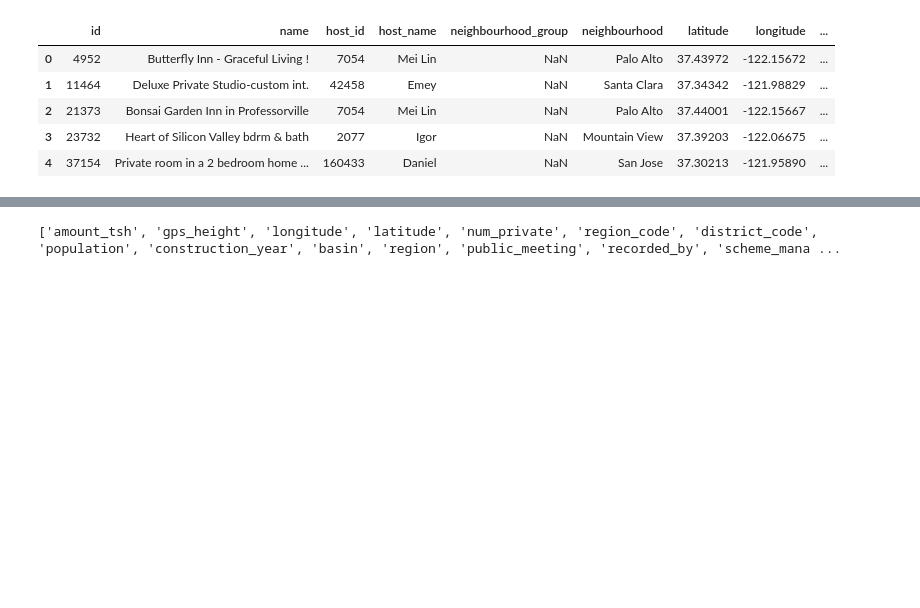
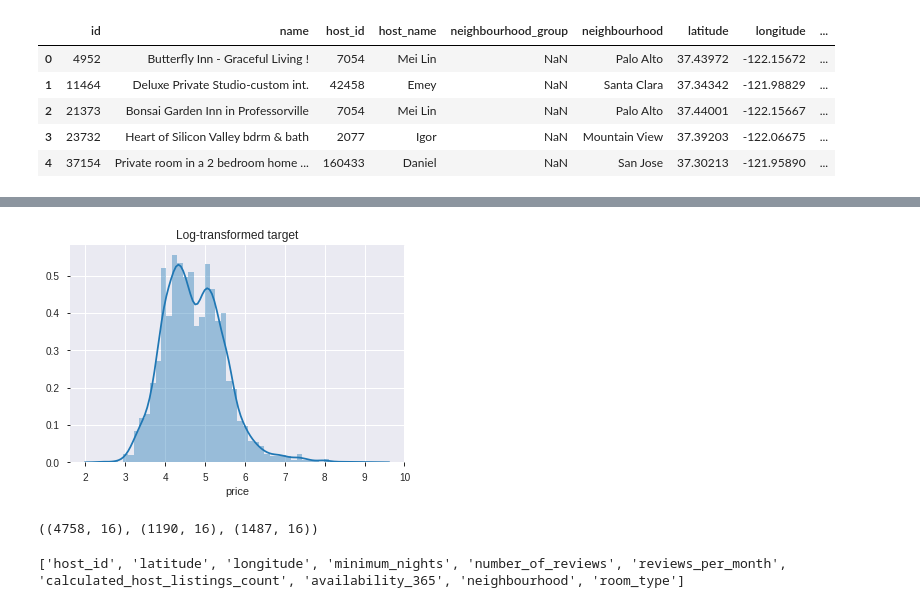
Before and after one commit to nikibhatt/DS-Unit-2-Applied-Modeling, a Jupyter notebook: NB_project2.ipynb, the cells around one changed output, grey strips where cells are left out. Saved outputs shown, nothing was run; the diff lists cells and outputs as text; code cells hidden in the pictures; blank space fills up the shorter version.

```diff
--- a/NB_project2.ipynb
+++ b/NB_project2.ipynb
@@ -57,0 +64,12 @@ AttributeError: ignored
+# %%
+# Target appeared right-skewed so need to apply log transformation
+
+import numpy as np
+price_log = np.log1p(listings['price'])
+# %%
+import matplotlib.pyplot as plt
+
+sns.distplot(price_log)
+plt.title('Log-transformed target'); # price here is log dollars
+# %% [output]
+[figure, added]
@@ -58,9 +88,13 @@ AttributeError: ignored
+# %%
+train.shape, val.shape, test.shape
+# %% [output]
+((4758, 16), (1190, 16), (1487, 16))
 # %%
 # The status_group column is the target
-target = 'status_group'
+target = 'price'
 
 # Get a dataframe with all train columns except the target & id
-train_features = train.drop(columns=[target, 'id'])
+train_features = train.drop(columns=[target, 'id', 'neighbourhood_group'])
 
 # Get a list of the numeric features
 numeric_features = train_features.select_dtypes(include='number').columns.tolist()
@@ -75,4 +109,4 @@ categorical_features = cardinality[cardinality <= 50].index.tolist()
 features = numeric_features + categorical_features
 print(features)
 # %% [output]
-['amount_tsh', 'gps_height', 'longitude', 'latitude', 'num_private', 'region_code', 'district_code', 'population', 'construction_year', 'basin', 'region', 'public_meeting', 'recorded_by', 'scheme_mana ...
+['host_id', 'latitude', 'longitude', 'minimum_nights', 'number_of_reviews', 'reviews_per_month', 'calculated_host_listings_count', 'availability_365', 'neighbourhood', 'room_type']
```
Also changed, not shown: parts of 14 cells of this notebook.
